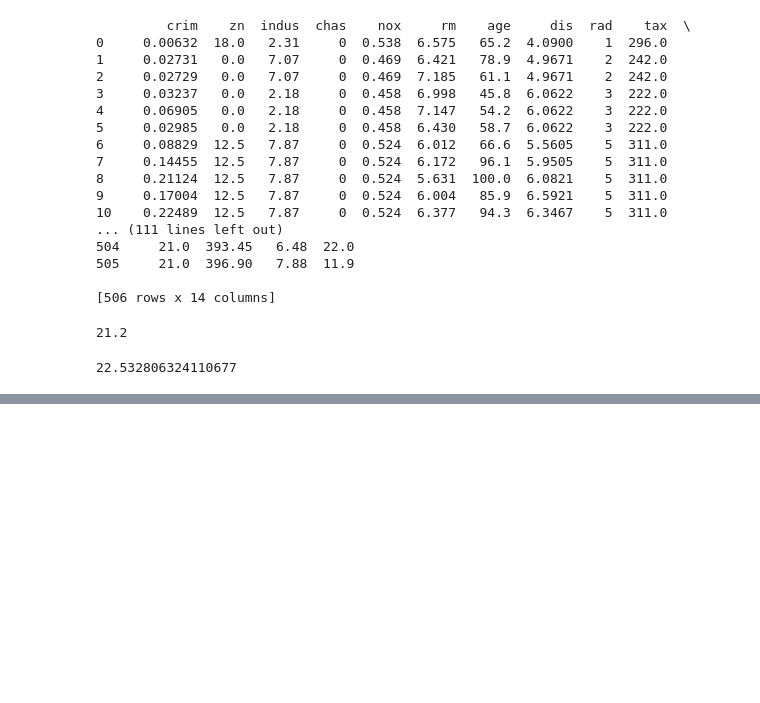
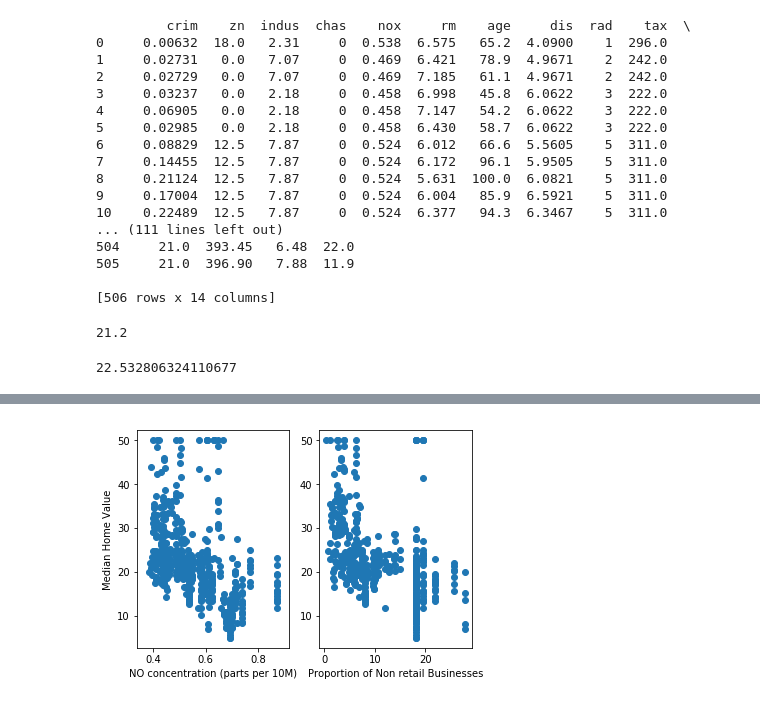
Before and after one commit to endere/machine_learning, a Jupyter notebook: Analyze a Data Set.ipynb, the cells around one changed output, grey strips where cells are left out. Cells and saved outputs as stored; diff of their text form; code cells hidden in the pictures; blank space fills up the shorter version.

```diff
--- a/Analyze a Data Set.ipynb
+++ b/Analyze a Data Set.ipynb
@@ -35,0 +72,16 @@ df['medv'][df['age'].idxmin()]
+# %%
+x = df['medv']
+y = df['nox']
+z = df['indus']
+plt.subplot(1, 2, 1)
+plt.scatter(y, x)
+plt.ylabel("Median Home Value")
+plt.xlabel("NO concentration (parts per 10M)")
+plt.subplot(1, 2, 2)
+plt.scatter(z, x)
+plt.xlabel("Proportion of Non retail Businesses")
+plt.show()
+#These data sets seem similarly shaped, and there may be some correlation represented here.
+#I do not claim to understand how nitrogen oxides work, and what they may have to do with non retail businesses or home values.
+# %% [output]
+[figure, added]
```
Also changed, not shown: parts of 7 cells of this notebook, 2 other files.
